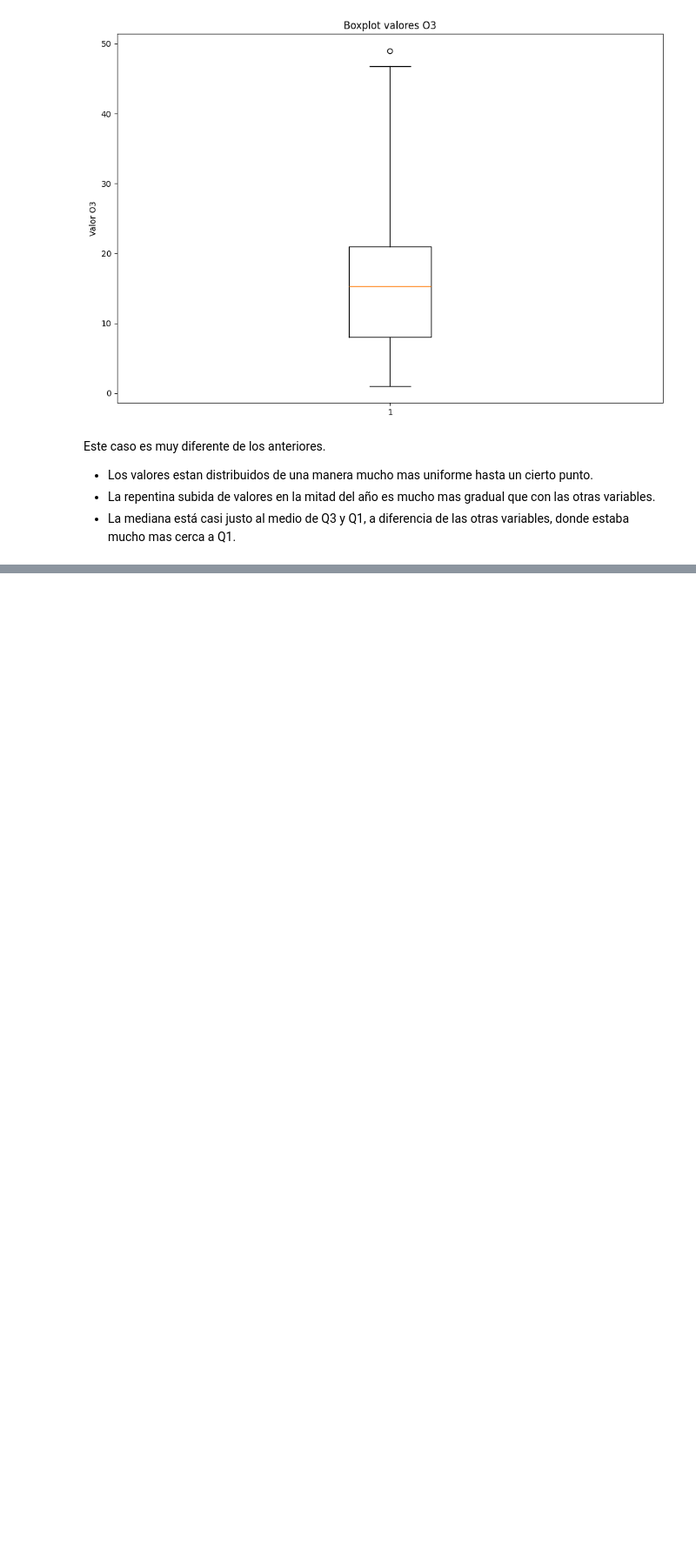
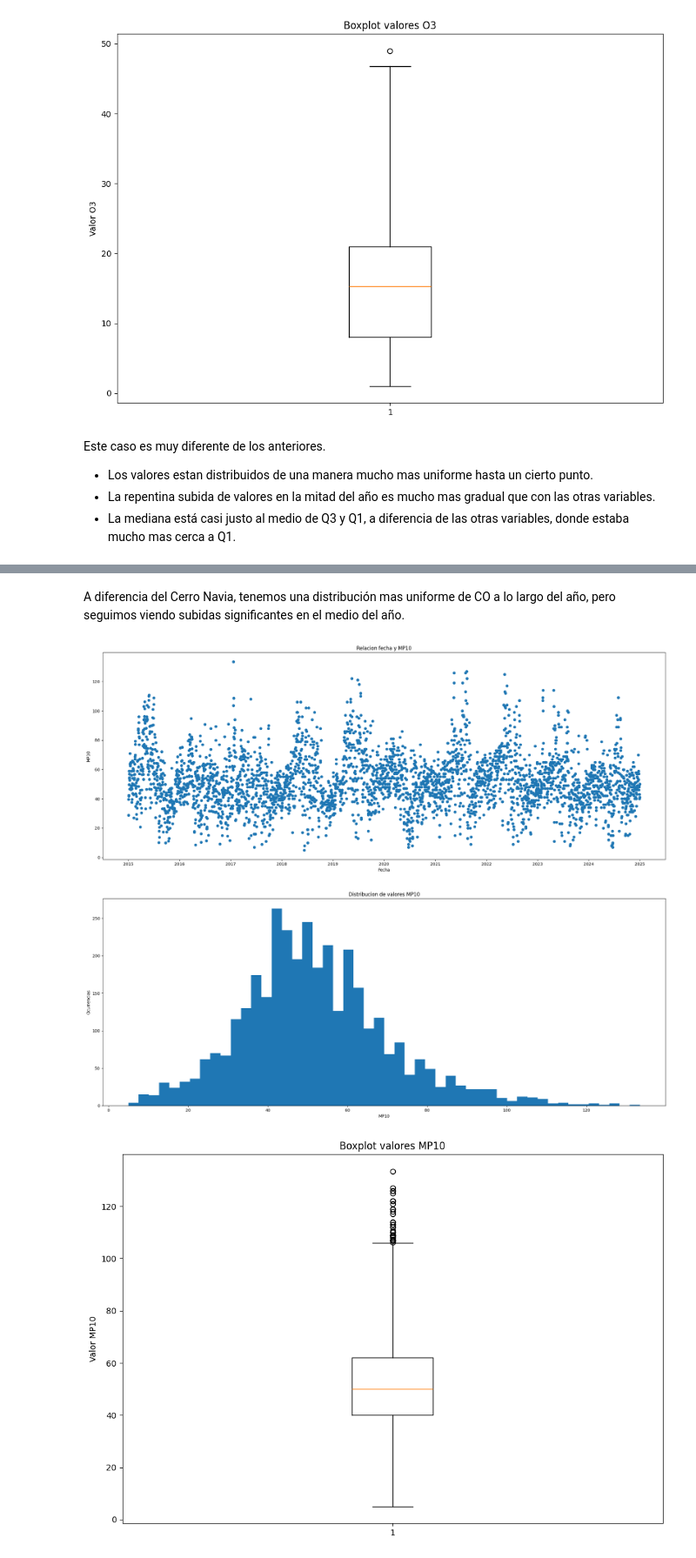
Before and after one commit to Seba-RC/AnalisisContaminacionAire, a Jupyter notebook: AnalisisDatos.ipynb, the cells around one changed output, grey strips where cells are left out. Shown at 87% size. Saved outputs shown, nothing was run; the diff lists cells and outputs as text; code cells hidden in the pictures; blank space fills up the shorter version.

```diff
--- a/AnalisisDatos.ipynb
+++ b/AnalisisDatos.ipynb
@@ -660,0 +759,34 @@ Este caso es muy diferente de los anteriores.
+# %% [markdown]
+A diferencia del Cerro Navia, tenemos una distribución mas uniforme de CO a lo largo del año, pero seguimos viendo subidas significantes en el medio del año.
+# %%
+# Grafico de dispersión
+plt.figure(figsize=(20, 8))
+plt.title('Relacion fecha y MP10')
+plt.scatter(dfLasCondes['Fecha'], dfLasCondes['MP10'])
+plt.xlabel('Fecha')
+plt.ylabel('MP10')
+
+plt.tight_layout()
+plt.show()
+# Histograma
+plt.figure(figsize=(20, 8))
+plt.title('Distribucion de valores MP10')
+plt.hist(dfLasCondes['MP10'], bins=50)
+plt.xlabel('MP10')
+plt.ylabel('Ocurrencias')
+
+plt.tight_layout()
+plt.show()
+# Boxplot
+plt.figure(figsize=(10, 7))
+plt.title('Boxplot valores MP10')
+plt.boxplot(dfLasCondes['MP10'].dropna(), whis=2)
+plt.ylabel('Valor MP10')
+
+
+plt.tight_layout()
+plt.show()
+# %% [output]
+[figure, added]
+[figure, added]
+[figure, added]
```
Also changed, not shown: parts of 19 cells of this notebook.
